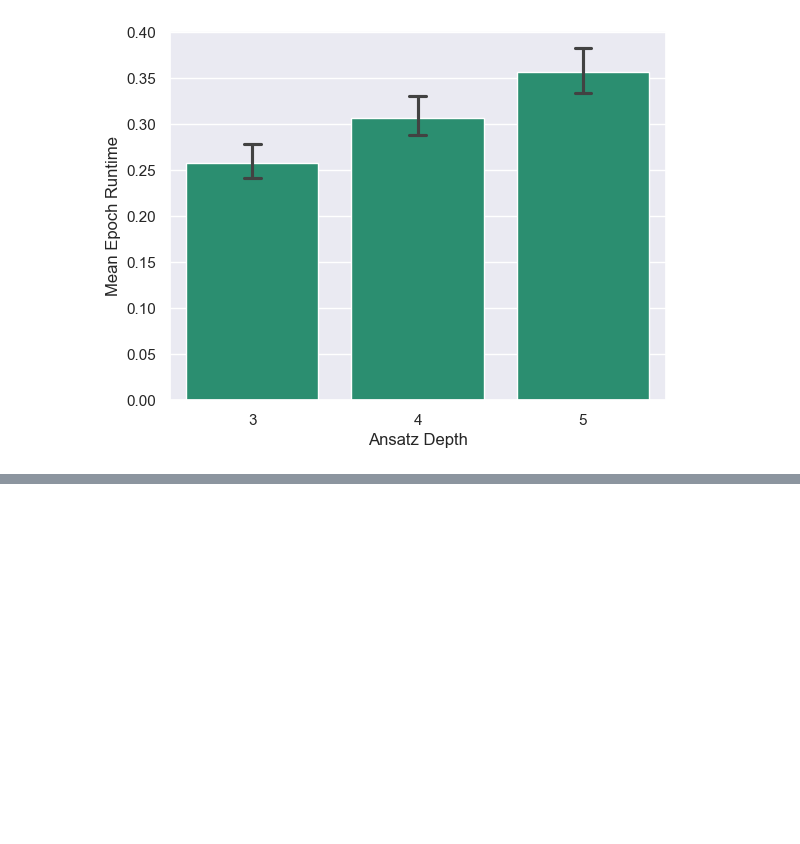
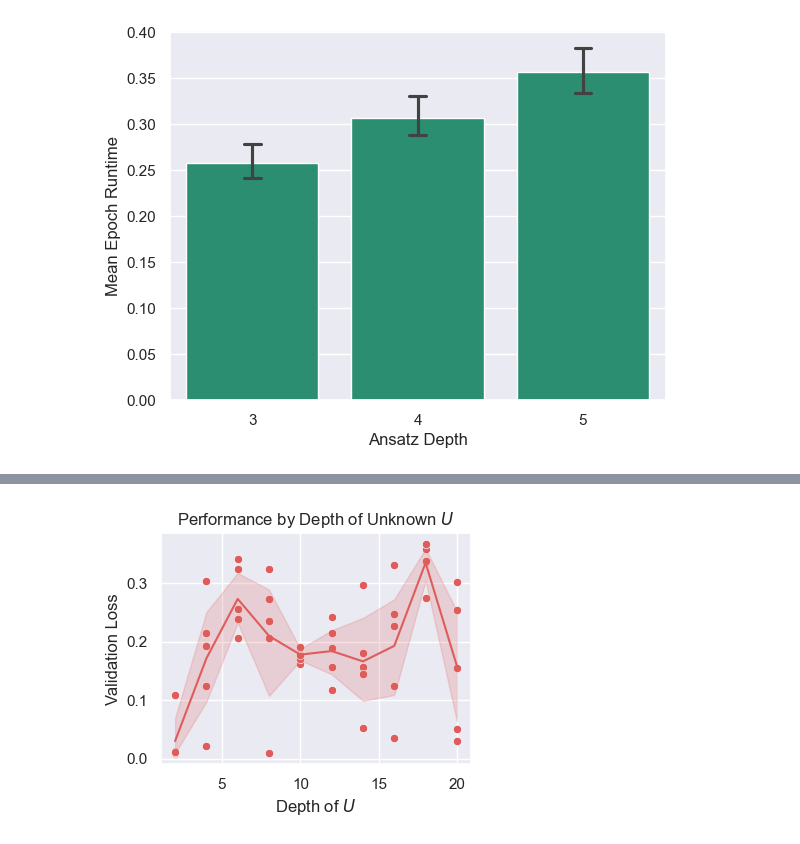
Before and after one commit to BenPrie/variational-local-inversions, a Jupyter notebook: learning-by-depth.ipynb, the cells around one changed output, grey strips where cells are left out. Drawn from its saved outputs; the diff is of its cells as text; code cells hidden in the pictures; blank space fills up the shorter version.

```diff
--- a/learning-by-depth.ipynb
+++ b/learning-by-depth.ipynb
@@ -262,0 +297,17 @@ for d in tqdm(ds, desc='Trying different unitary depths'):
+# %%
+# Closer look at Ansatz depth 4.
+fig, ax = plt.subplots(1, 1, figsize=(4, 3))
+
+# Plot.
+color = sns.color_palette('flare', n_colors=data['Ansatz Depth'].nunique())[1]
+sns.scatterplot(data=data[data['Ansatz Depth'] == 4], x='U Depth', y='Val Loss', color=color, ax=ax)
+sns.lineplot(data=data[data['Ansatz Depth'] == 4], x='U Depth', y='Val Loss', color=color, ax=ax)
+
+# Beautification.
+ax.set_title('Performance by Depth of Unknown $U$')
+ax.set_xlabel('Depth of $U$')
+ax.set_ylabel('Validation Loss')
+
+plt.savefig('./figures/performance-by-depth-(ansatz=4).pdf', bbox_inches='tight')
+# %% [output]
+[figure, added]
```
Also changed, not shown: parts of 3 cells of this notebook, 3 other files.
